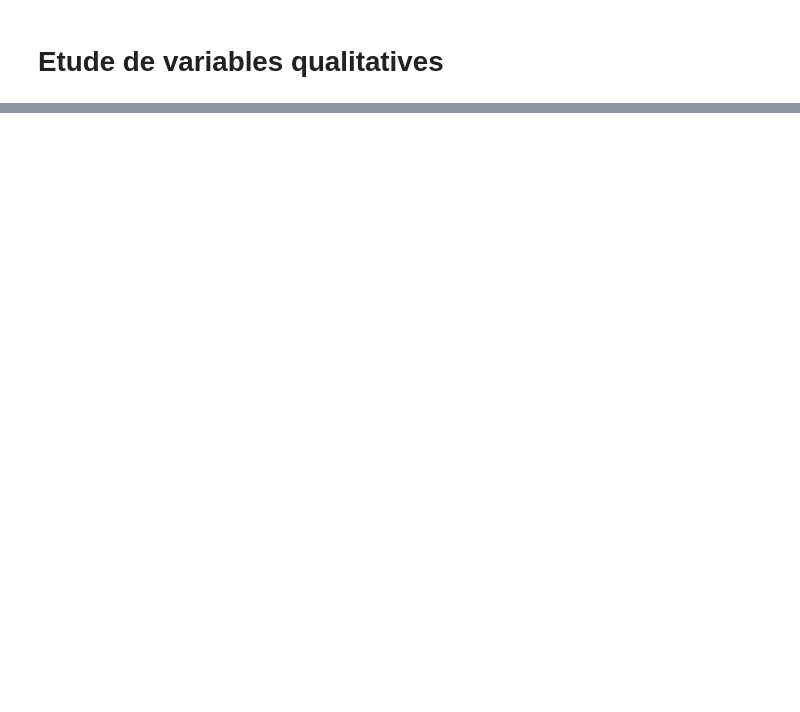
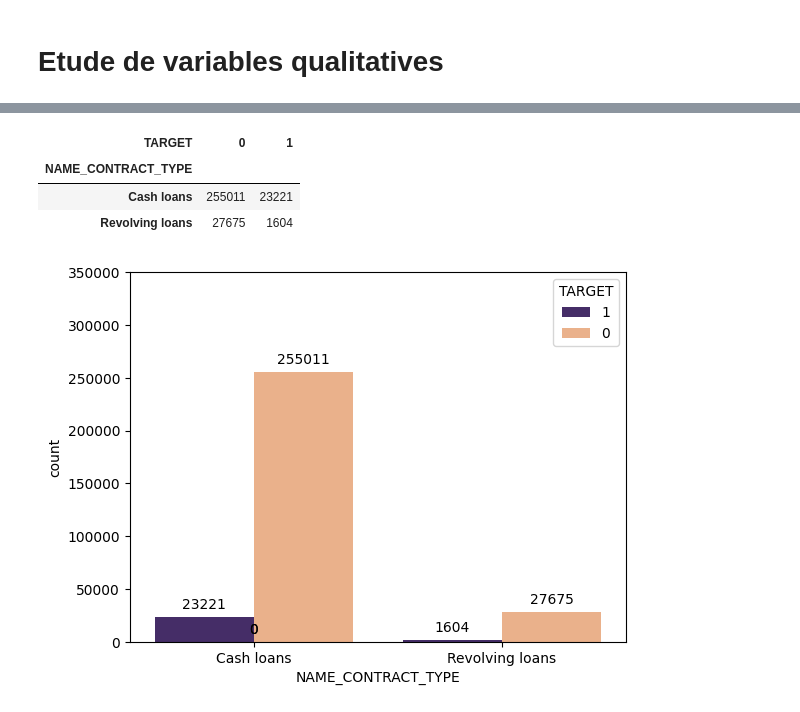
Before and after one commit to Lobelie98/Credit_Risk_Analysis, a Jupyter notebook: Home_Credit_Risk.ipynb, the cells around one changed output, grey strips where cells are left out. Cells and saved outputs as stored; diff of their text form; code cells hidden in the pictures; blank space fills up the shorter version.

```diff
--- a/Home_Credit_Risk.ipynb
+++ b/Home_Credit_Risk.ipynb
@@ -181,0 +200,17 @@ On a 24825 dossiers de crédit en défaut contre 282686 dossiers de crédit sain
+# %%
+cross_tab = pd.crosstab(application_data.NAME_CONTRACT_TYPE, application_data.TARGET, dropna=False)
+cross_tab
+# %% [output]
+| TARGET | 0 | 1 |
+| NAME_CONTRACT_TYPE |  |  |
+| Cash loans | 255011 | 23221 |
+| Revolving loans | 27675 | 1604 |
+# %%
+ax = sns.countplot(application_data, x="NAME_CONTRACT_TYPE", hue = "TARGET", palette=['#432371',"#FAAE7B"])
+ax.set_ylim(0, 350000)
+for p in ax.patches:
+    ax.annotate(f'{int(p.get_height())}', (p.get_x() + p.get_width() / 2., p.get_height()),
+                ha='center', va='center', xytext=(0, 9), textcoords='offset points')
+plt.show()
+# %% [output]
+[figure, added]
```
Also changed, not shown: parts of 18 cells of this notebook.
